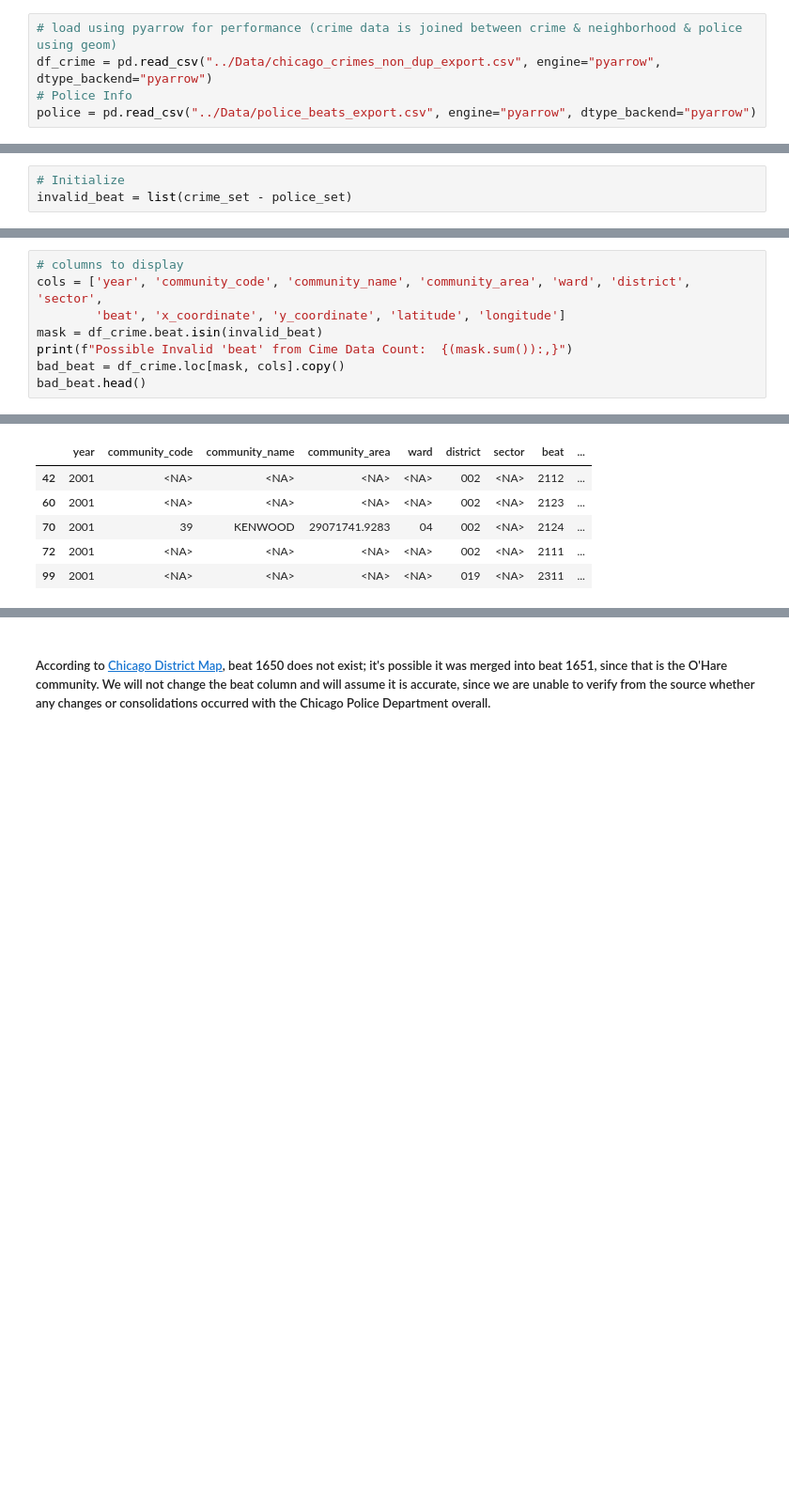
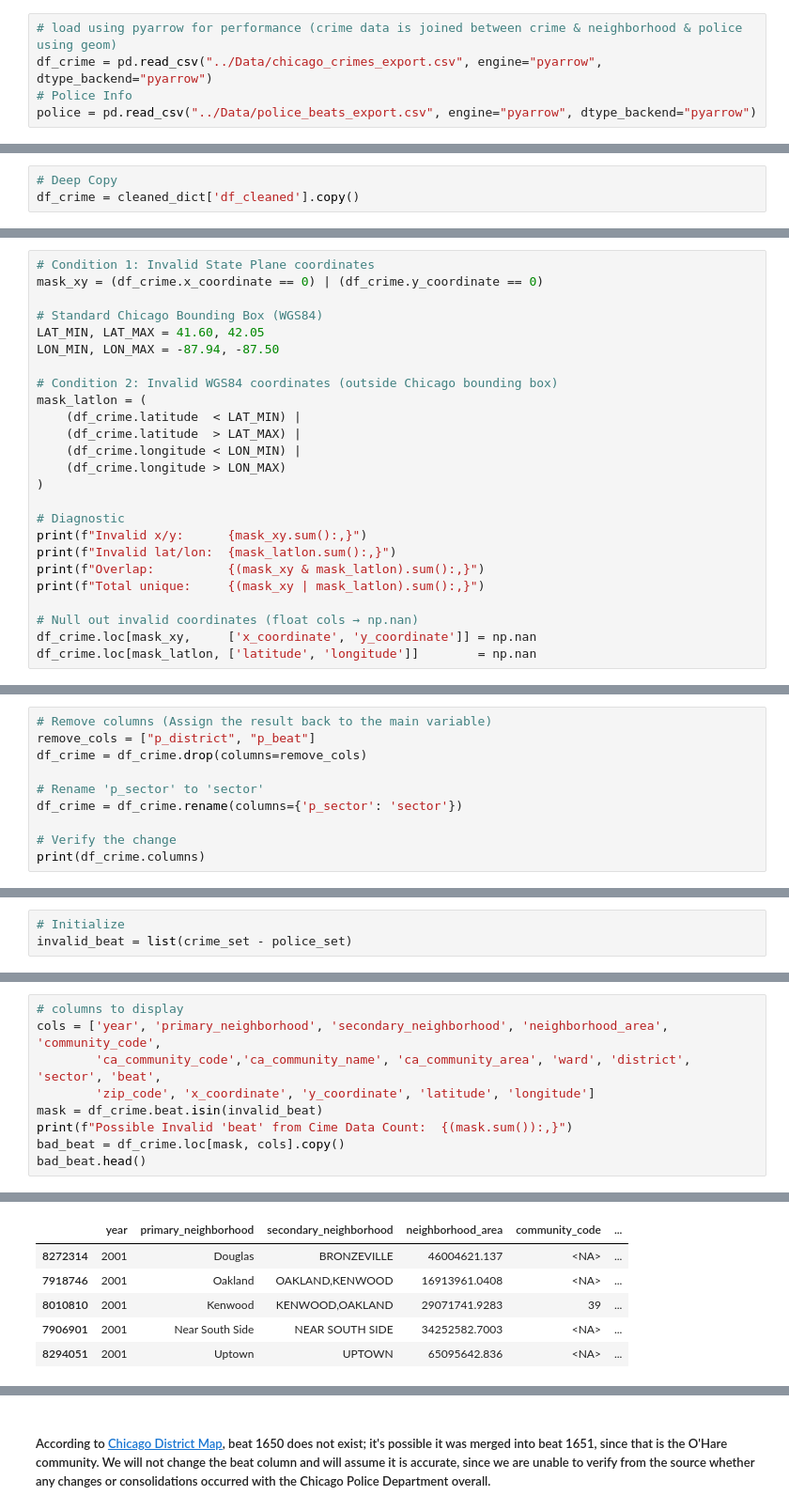
Before and after one commit to SirErikPak/ChicagoCrime, a Jupyter notebook: Notebook/ChicagoCrimeWrangle.ipynb, the cells around one changed output, grey strips where cells are left out. Shown at 94% size. Cells and saved outputs as stored; diff of their text form; blank space fills up the shorter version.

```diff
--- a/Notebook/ChicagoCrimeWrangle.ipynb
+++ b/Notebook/ChicagoCrimeWrangle.ipynb
@@ -68,7 +68,7 @@ pd.set_option('display.max_rows', None)
 # pd.reset_option('display.max_columns')
 # %%
 # load using pyarrow for performance (crime data is joined between crime & neighborhood & police using geom)
-df_crime = pd.read_csv("../Data/chicago_crimes_non_dup_export.csv", engine="pyarrow", dtype_backend="pyarrow")
+df_crime = pd.read_csv("../Data/chicago_crimes_export.csv", engine="pyarrow", dtype_backend="pyarrow")
 # Police Info
 police = pd.read_csv("../Data/police_beats_export.csv", engine="pyarrow", dtype_backend="pyarrow")
 # %%
@@ -111 +217,4 @@ df_crime.describe(include='all').T
+# %%
+# Deep Copy
+df_crime = cleaned_dict['df_cleaned'].copy()
 # %% [markdown]
@@ -187,0 +271,25 @@ Total unique:     149
+# %%
+# Condition 1: Invalid State Plane coordinates
+mask_xy = (df_crime.x_coordinate == 0) | (df_crime.y_coordinate == 0)
+
+# Standard Chicago Bounding Box (WGS84)
+LAT_MIN, LAT_MAX = 41.60, 42.05
+LON_MIN, LON_MAX = -87.94, -87.50
+
+# Condition 2: Invalid WGS84 coordinates (outside Chicago bounding box)
+mask_latlon = (
+    (df_crime.latitude  < LAT_MIN) |
+    (df_crime.latitude  > LAT_MAX) |
+    (df_crime.longitude < LON_MIN) |
+    (df_crime.longitude > LON_MAX)
+)
+
+# Diagnostic
+print(f"Invalid x/y:      {mask_xy.sum():,}")
+print(f"Invalid lat/lon:  {mask_latlon.sum():,}")
+print(f"Overlap:          {(mask_xy & mask_latlon).sum():,}")
+print(f"Total unique:     {(mask_xy | mask_latlon).sum():,}")
+
+# Null out invalid coordinates (float cols → np.nan)
+df_crime.loc[mask_xy,     ['x_coordinate', 'y_coordinate']] = np.nan
+df_crime.loc[mask_latlon, ['latitude', 'longitude']]        = np.nan
@@ -378,0 +483,10 @@ df_crime.head()
+# %%
+# Remove columns (Assign the result back to the main variable)
+remove_cols = ["p_district", "p_beat"]
+df_crime = df_crime.drop(columns=remove_cols)
+
+# Rename 'p_sector' to 'sector'
+df_crime = df_crime.rename(columns={'p_sector': 'sector'})
+
+# Verify the change
+print(df_crime.columns)
@@ -527,7 +661,8 @@ invalid_beat = list(crime_set - police_set)
 # %%
 # columns to display
-cols = ['year', 'community_code', 'community_name', 'community_area', 'ward', 'district', 'sector',
-        'beat', 'x_coordinate', 'y_coordinate', 'latitude', 'longitude']
+cols = ['year', 'primary_neighborhood',	'secondary_neighborhood', 'neighborhood_area', 'community_code',
+        'ca_community_code','ca_community_name', 'ca_community_area', 'ward', 'district', 'sector', 'beat',
+        'zip_code', 'x_coordinate', 'y_coordinate', 'latitude', 'longitude']
 mask = df_crime.beat.isin(invalid_beat)
 print(f"Possible Invalid 'beat' from Cime Data Count:  {(mask.sum()):,}")
 bad_beat = df_crime.loc[mask, cols].copy()
@@ -537,9 +672,9 @@ Possible Invalid 'beat' from Cime Data Count:  351,331
-|  | year | community_code | community_name | community_area | ward | district | sector | beat | ... |
-| 42 | 2001 | <NA> | <NA> | <NA> | <NA> | 002 | <NA> | 2112 | ... |
-| 60 | 2001 | <NA> | <NA> | <NA> | <NA> | 002 | <NA> | 2123 | ... |
-| 70 | 2001 | 39 | KENWOOD | 29071741.9283 | 04 | 002 | <NA> | 2124 | ... |
-| 72 | 2001 | <NA> | <NA> | <NA> | <NA> | 002 | <NA> | 2111 | ... |
-| 99 | 2001 | <NA> | <NA> | <NA> | <NA> | 019 | <NA> | 2311 | ... |
+|  | year | primary_neighborhood | secondary_neighborhood | neighborhood_area | community_code | ... |
+| 8272314 | 2001 | Douglas | BRONZEVILLE | 46004621.137 | <NA> | ... |
+| 7918746 | 2001 | Oakland | OAKLAND,KENWOOD | 16913961.0408 | <NA> | ... |
+| 8010810 | 2001 | Kenwood | KENWOOD,OAKLAND | 29071741.9283 | 39 | ... |
+| 7906901 | 2001 | Near South Side | NEAR SOUTH SIDE | 34252582.7003 | <NA> | ... |
+| 8294051 | 2001 | Uptown | UPTOWN | 65095642.836 | <NA> | ... |
 # %%
 # count rows by year
 bad_beat['year'].value_counts().sort_index()
```
Also changed, not shown: parts of 188 cells of this notebook, 28 other files.
